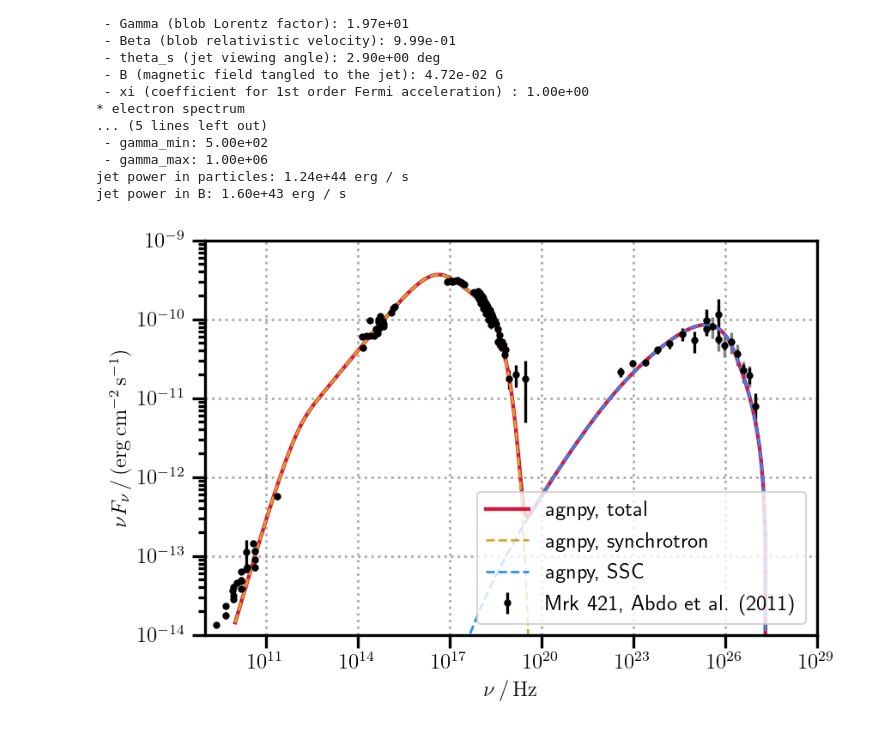
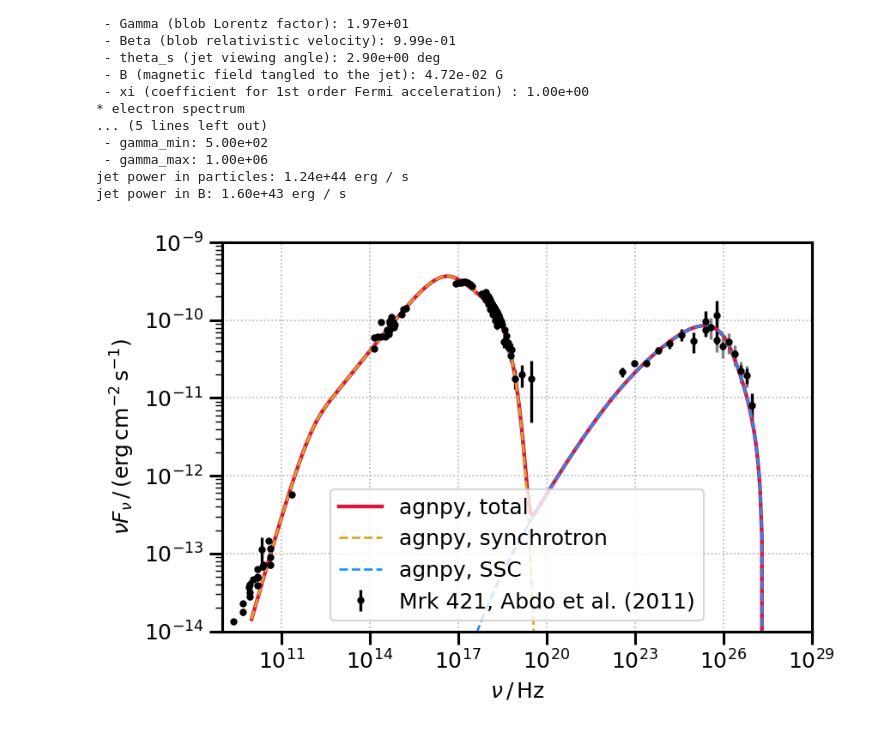
Before and after one commit to cosimoNigro/agnpy-kashmir-VHE-workshop, a Jupyter notebook: 5_ssc_gammapy_fit.ipynb, the cells around one changed output. Drawn from its saved outputs; the diff is of its cells as text; code cells hidden in the pictures.

```diff
--- a/5_ssc_gammapy_fit.ipynb
+++ b/5_ssc_gammapy_fit.ipynb
@@ -309,9 +336,8 @@ synch_sed = synch.sed_flux(nu)
 ssc_sed = ssc.sed_flux(nu)
 # %%
 # plot everything
-load_mpl_rc()
-plt.rcParams["text.usetex"] = True
 fig, ax = plt.subplots()
+
 ax.loglog(
     nu / (1 + z),
     synch_sed + ssc_sed,
@@ -320,6 +346,7 @@ ax.loglog(
     color="crimson",
     label="agnpy, total",
 )
+
 ax.loglog(
     nu / (1 + z),
     synch_sed,
@@ -328,34 +355,38 @@ ax.loglog(
     color="goldenrod",
     label="agnpy, synchrotron",
 )
+
 ax.loglog(
     nu / (1 + z), ssc_sed, ls="--", lw=1.3, color="dodgerblue", label="agnpy, SSC"
 )
-# systematics error in gray
+
+# systematic errors in gray
 ax.errorbar(
     x.to("Hz", equivalencies=u.spectral()).value,
     y,
     yerr=y_err_syst,
     marker=",",
     ls="",
     color="gray",
     label="",
 )
-# statistics error in black
+
+# statistical errors in black
 ax.errorbar(
     x.to("Hz", equivalencies=u.spectral()).value,
     y,
     yerr=y_err_stat,
     marker=".",
     ls="",
     color="k",
     label="Mrk 421, Abdo et al. (2011)",
 )
+
 ax.set_xlabel(sed_x_label)
 ax.set_ylabel(sed_y_label)
 ax.set_xlim([1e9, 1e29])
 ax.set_ylim([1e-14, 1e-9])
 ax.legend(loc="best")
 plt.show()
 # %% [output]
-[figure, old version]
+[figure, new version]
```
Also changed, not shown: parts of 21 cells of this notebook.
